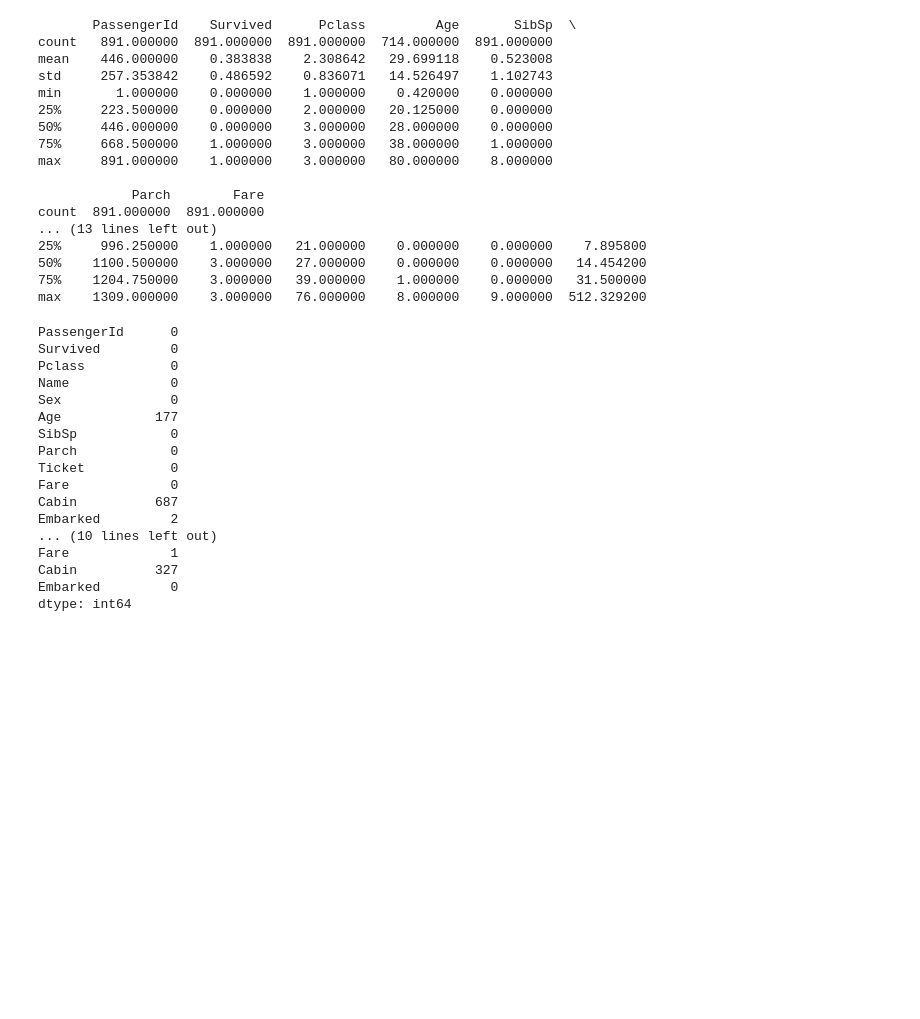
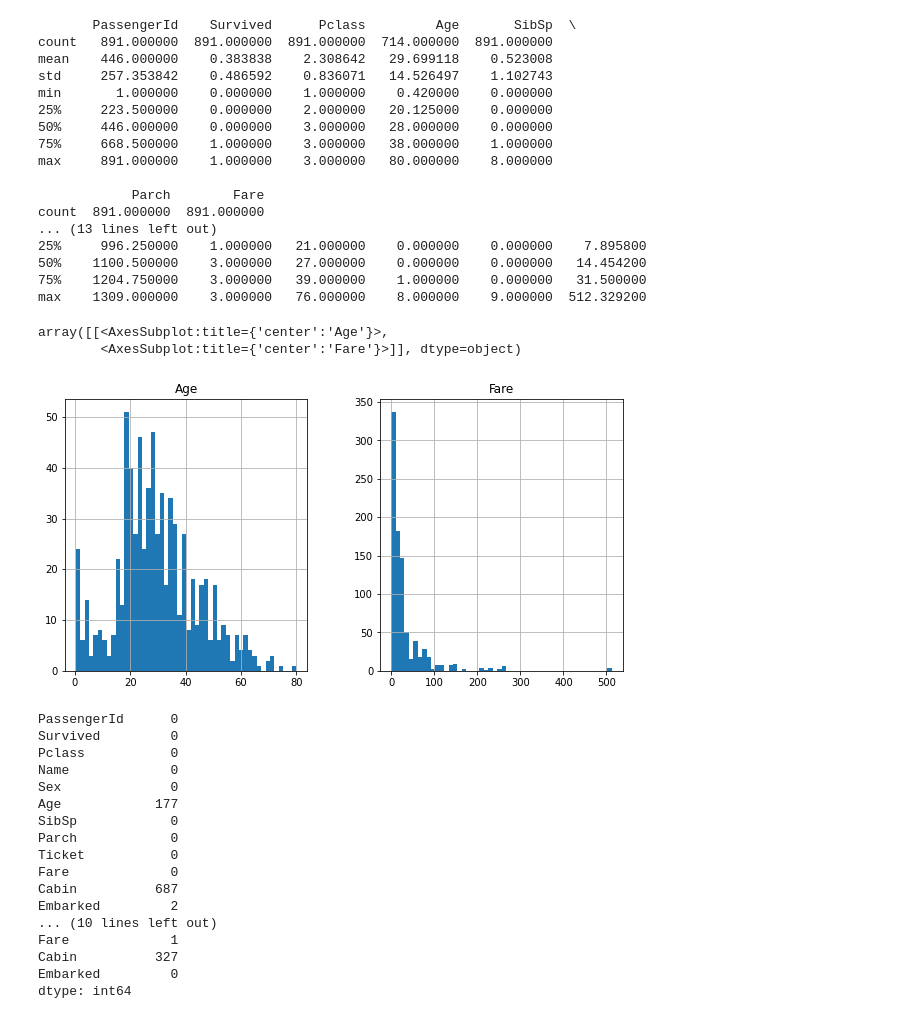
Before and after one commit to darkzard05/kaggle, a Jupyter notebook: titanic.ipynb, the cells around one changed output. Saved outputs shown, nothing was run; the diff lists cells and outputs as text; code cells hidden in the pictures; blank space fills up the shorter version.

```diff
--- a/titanic.ipynb
+++ b/titanic.ipynb
@@ -34,26 +34,32 @@ total = [train, test]
 # %%
 # 데이터 요약
 print(train.describe())
 print('-'*20)
 print(test.describe())
+
+# Fare에 이상치가 존재한다.
+train.loc[:,['Age', 'Fare']].hist(bins=50, figsize=(10, 5))
 # %% [output]
        PassengerId    Survived      Pclass         Age       SibSp  \
 count   891.000000  891.000000  891.000000  714.000000  891.000000
 mean    446.000000    0.383838    2.308642   29.699118    0.523008
 std     257.353842    0.486592    0.836071   14.526497    1.102743
 min       1.000000    0.000000    1.000000    0.420000    0.000000
 25%     223.500000    0.000000    2.000000   20.125000    0.000000
 50%     446.000000    0.000000    3.000000   28.000000    0.000000
 75%     668.500000    1.000000    3.000000   38.000000    1.000000
 max     891.000000    1.000000    3.000000   80.000000    8.000000
 
             Parch        Fare
 count  891.000000  891.000000
 ... (13 lines left out)
 25%     996.250000    1.000000   21.000000    0.000000    0.000000    7.895800
 50%    1100.500000    3.000000   27.000000    0.000000    0.000000   14.454200
 75%    1204.750000    3.000000   39.000000    1.000000    0.000000   31.500000
 max    1309.000000    3.000000   76.000000    8.000000    9.000000  512.329200
+array([[<AxesSubplot:title={'center':'Age'}>,
+        <AxesSubplot:title={'center':'Fare'}>]], dtype=object)
+[figure, added]
 # %%
 # Training, Test 세트의 결측치 확인하기
 # Age, Cabin, Fare, Embarked에서 결측치가 있다.
```
Also changed, not shown: parts of 17 cells of this notebook.
